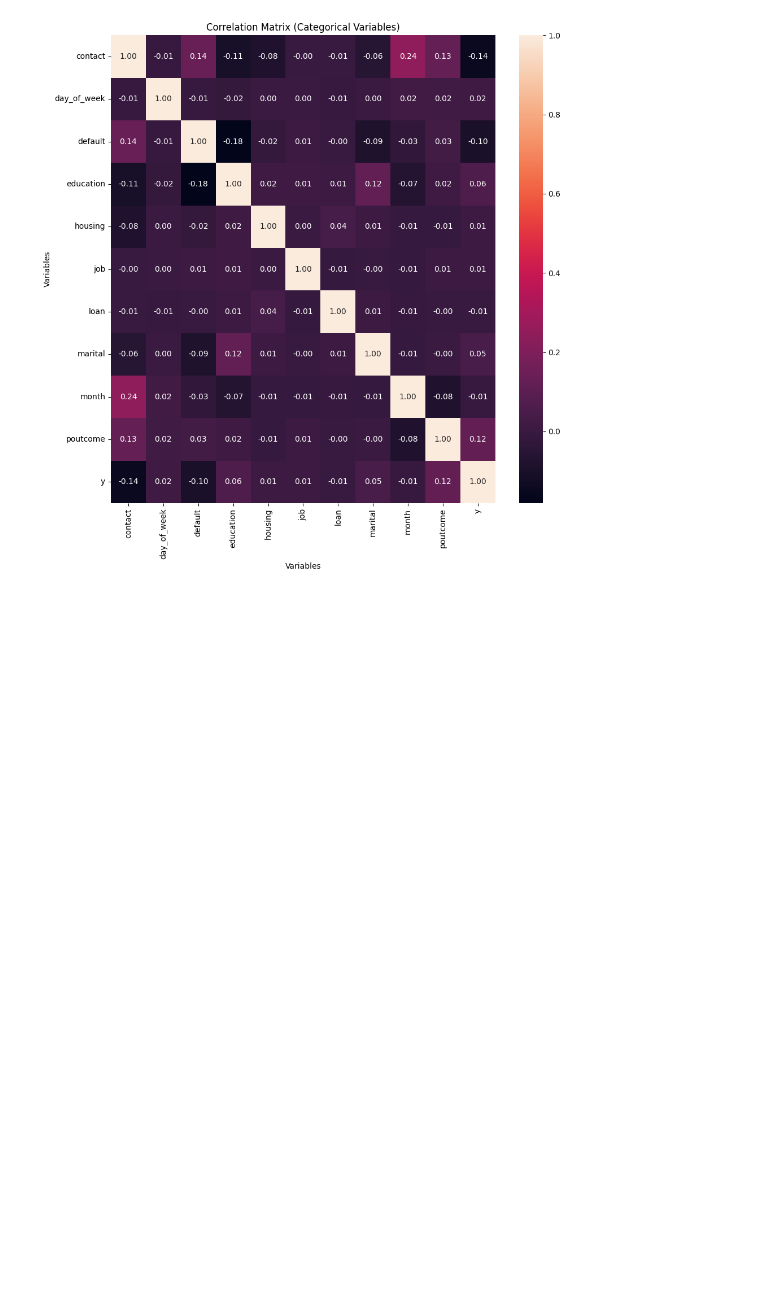
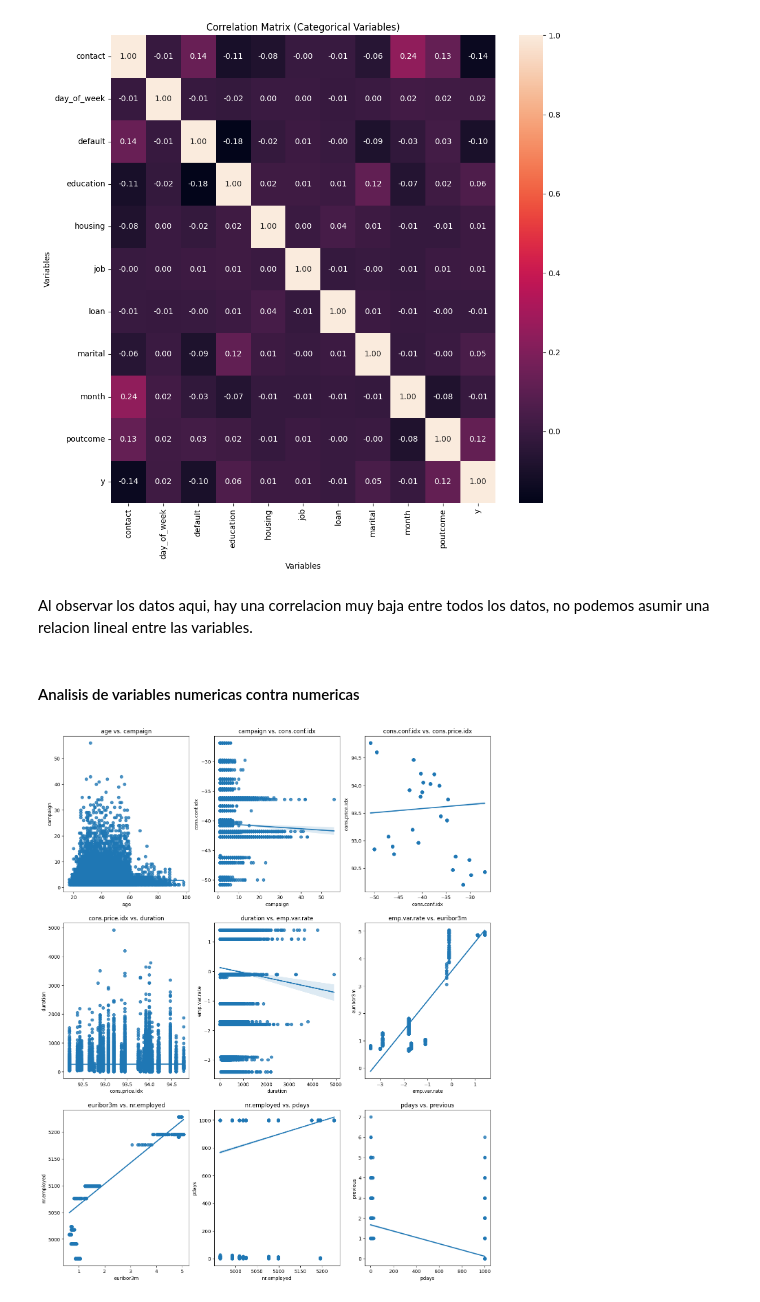
Before and after one commit to pjparreaza/Primer_Algoritmo_ML, a Jupyter notebook: src/explore.ipynb, the cells around one changed output. Saved outputs shown, nothing was run; the diff lists cells and outputs as text; code cells hidden in the pictures; blank space fills up the shorter version.

```diff
--- a/src/explore.ipynb
+++ b/src/explore.ipynb
@@ -164,3 +177,21 @@ plt.tight_layout()
 plt.show()
 # %% [output]
 [figure]
+# %% [markdown]
+Al observar los datos aqui, hay una correlacion muy baja entre todos los datos, no podemos asumir una relacion lineal entre las variables.
+# %% [markdown]
+#### Analisis de variables numericas contra numericas
+# %%
+# Crear una subplot grid
+fig, axes = plt.subplots(3, 3, figsize=(16, 20))  # Ajustar el tamaño para acomodar más gráficos
+axes = axes.flatten()
+
+# Iterar a través de los pares de variables para el análisis
+var_pairs = list(zip(numeric_vars[:-1], numeric_vars[1:]))
+
+for i, (var1, var2) in enumerate(var_pairs):
+    # Crear scatterplot
+    sns.regplot(ax=axes[i], data=total_data, x=var1, y=var2)
+    axes[i].set_title(f"{var1} vs. {var2}")
+# %% [output]
+[figure, added]
```
Also changed, not shown: parts of 6 cells of this notebook.
